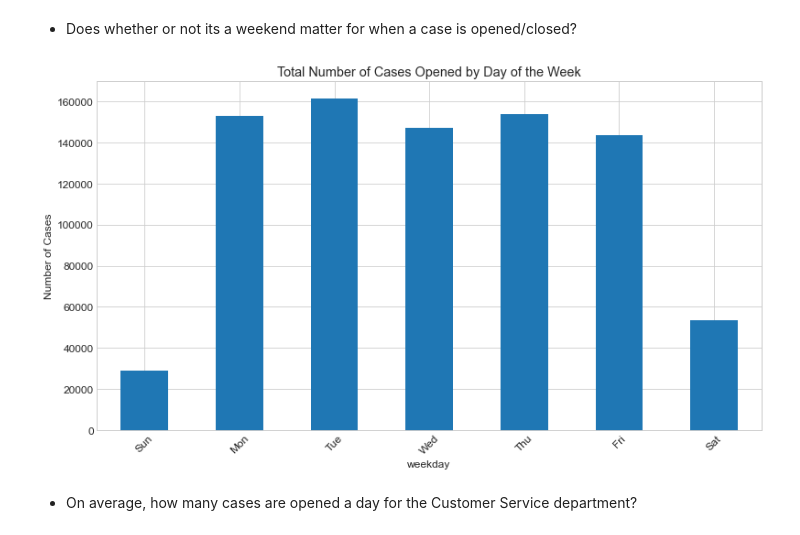
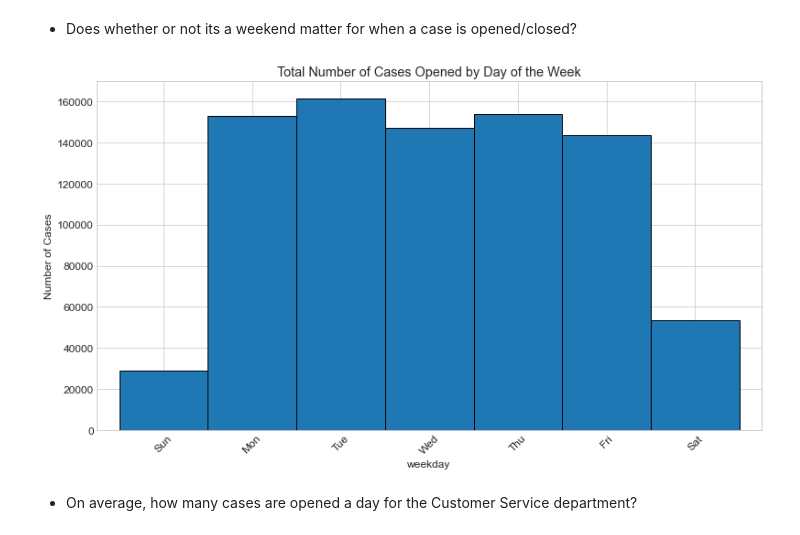
Before and after one commit to david-rodriguez-siller/spark-exercises, a Jupyter notebook: explore_exercises.ipynb, the cells around one changed output. Saved outputs shown, nothing was run; the diff lists cells and outputs as text; code cells hidden in the pictures.

```diff
--- a/explore_exercises.ipynb
+++ b/explore_exercises.ipynb
@@ -308,20 +307,20 @@ weekdays = ['Sun', 'Mon', 'Tue', 'Wed', 'Thu', 'Fri', 'Sat']
 # %%
 (df.withColumn('weekday', date_format('case_opened_date', 'E'))
  .groupBy('weekday')
  .count()
  .na.drop()
  .toPandas()
  .assign(weekday = lambda df: pd.Categorical(df.weekday, categories = weekdays, ordered = True))
  .set_index('weekday')['count']
  .sort_index()
- .plot.bar()
+ .plot.bar(width = 1, ec = 'black')
 )
 
 plt.xticks(rotation = 45)
 plt.title('Total Number of Cases Opened by Day of the Week')
 plt.ylabel('Number of Cases');
 # %% [output]
-[figure, old version]
+[figure, new version]
 # %% [markdown]
 - On average, how many cases are opened a day for the Customer Service department?
 # %%
```
Also changed, not shown: parts of 5 cells of this notebook, 1 other file.
